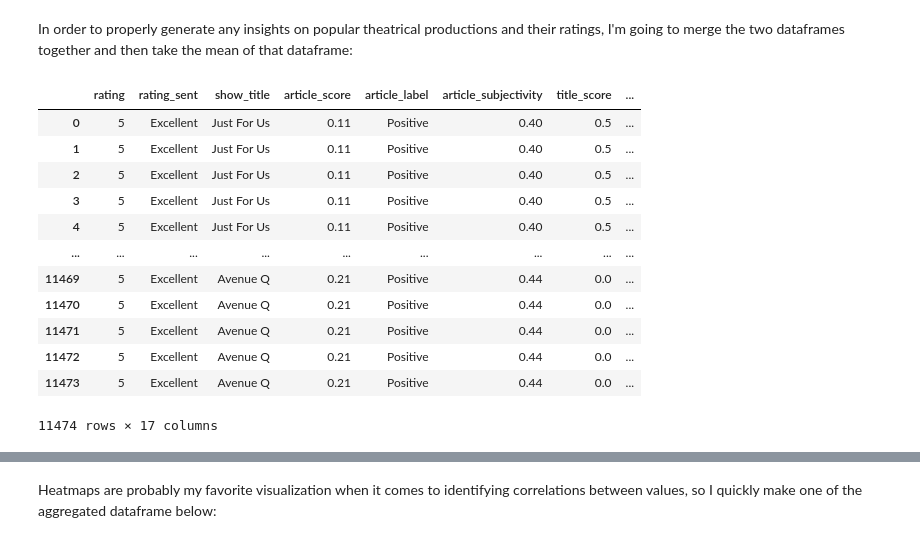
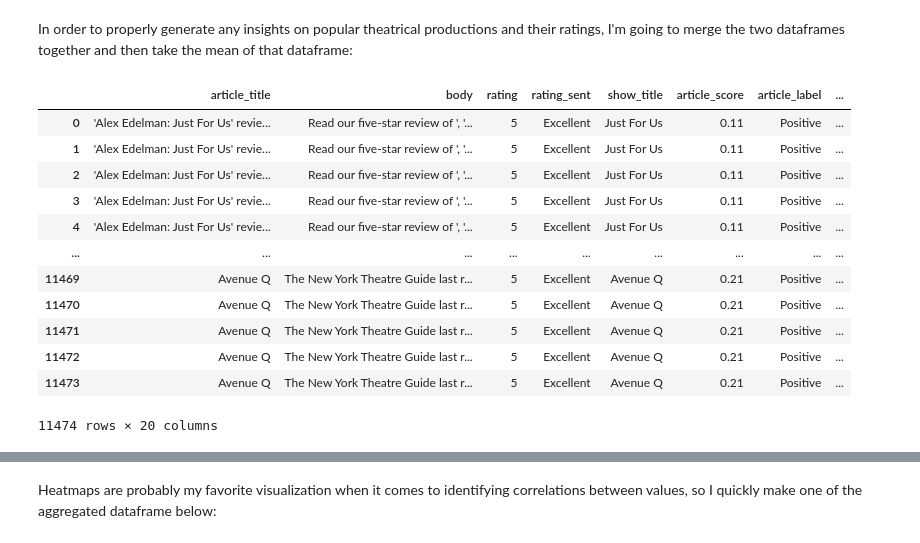
Before and after one commit to kai-tama/Capstone-3, a Jupyter notebook: Notebooks/EDA and Preprocessing.ipynb, the cells around one changed output, grey strips where cells are left out. Saved outputs shown, nothing was run; the diff lists cells and outputs as text; code cells hidden in the pictures.

```diff
--- a/Notebooks/EDA and Preprocessing.ipynb
+++ b/Notebooks/EDA and Preprocessing.ipynb
@@ -663,22 +641,21 @@ That definitely explains it! It also makes sense considering our data, with posi
 # %% [markdown]
 In order to properly generate any insights on popular theatrical productions and their ratings, I'm going to merge the two dataframes together and then take the mean of that dataframe:
 # %%
-final = df.merge(playbill_df, on='show_title', how='inner')
-final.drop(columns=['article_title', 'body', 'year'], inplace=True)
+final = df.merge(playbill_df, on='show_title')
 final
 # %% [output]
-|  | rating | rating_sent | show_title | article_score | article_label | article_subjectivity | title_score | ... |
-| 0 | 5 | Excellent | Just For Us | 0.11 | Positive | 0.40 | 0.5 | ... |
-| 1 | 5 | Excellent | Just For Us | 0.11 | Positive | 0.40 | 0.5 | ... |
-| 2 | 5 | Excellent | Just For Us | 0.11 | Positive | 0.40 | 0.5 | ... |
-| 3 | 5 | Excellent | Just For Us | 0.11 | Positive | 0.40 | 0.5 | ... |
-| 4 | 5 | Excellent | Just For Us | 0.11 | Positive | 0.40 | 0.5 | ... |
+|  | article_title | body | rating | rating_sent | show_title | article_score | article_label | ... |
+| 0 | 'Alex Edelman: Just For Us' revie... | Read our five-star review of ', '... | 5 | Excellent | Just For Us | 0.11 | Positive | ... |
+| 1 | 'Alex Edelman: Just For Us' revie... | Read our five-star review of ', '... | 5 | Excellent | Just For Us | 0.11 | Positive | ... |
+| 2 | 'Alex Edelman: Just For Us' revie... | Read our five-star review of ', '... | 5 | Excellent | Just For Us | 0.11 | Positive | ... |
+| 3 | 'Alex Edelman: Just For Us' revie... | Read our five-star review of ', '... | 5 | Excellent | Just For Us | 0.11 | Positive | ... |
+| 4 | 'Alex Edelman: Just For Us' revie... | Read our five-star review of ', '... | 5 | Excellent | Just For Us | 0.11 | Positive | ... |
 | ... | ... | ... | ... | ... | ... | ... | ... | ... |
-| 11469 | 5 | Excellent | Avenue Q | 0.21 | Positive | 0.44 | 0.0 | ... |
-| 11470 | 5 | Excellent | Avenue Q | 0.21 | Positive | 0.44 | 0.0 | ... |
-| 11471 | 5 | Excellent | Avenue Q | 0.21 | Positive | 0.44 | 0.0 | ... |
-| 11472 | 5 | Excellent | Avenue Q | 0.21 | Positive | 0.44 | 0.0 | ... |
-| 11473 | 5 | Excellent | Avenue Q | 0.21 | Positive | 0.44 | 0.0 | ... |
+| 11469 | Avenue Q | The New York Theatre Guide last r... | 5 | Excellent | Avenue Q | 0.21 | Positive | ... |
+| 11470 | Avenue Q | The New York Theatre Guide last r... | 5 | Excellent | Avenue Q | 0.21 | Positive | ... |
+| 11471 | Avenue Q | The New York Theatre Guide last r... | 5 | Excellent | Avenue Q | 0.21 | Positive | ... |
+| 11472 | Avenue Q | The New York Theatre Guide last r... | 5 | Excellent | Avenue Q | 0.21 | Positive | ... |
+| 11473 | Avenue Q | The New York Theatre Guide last r... | 5 | Excellent | Avenue Q | 0.21 | Positive | ... |
-11474 rows × 17 columns
+11474 rows × 20 columns
 # %%
 agg_final = round(final.groupby('show_title').mean(numeric_only=True), 2)
```
Also changed, not shown: parts of 57 cells of this notebook.
